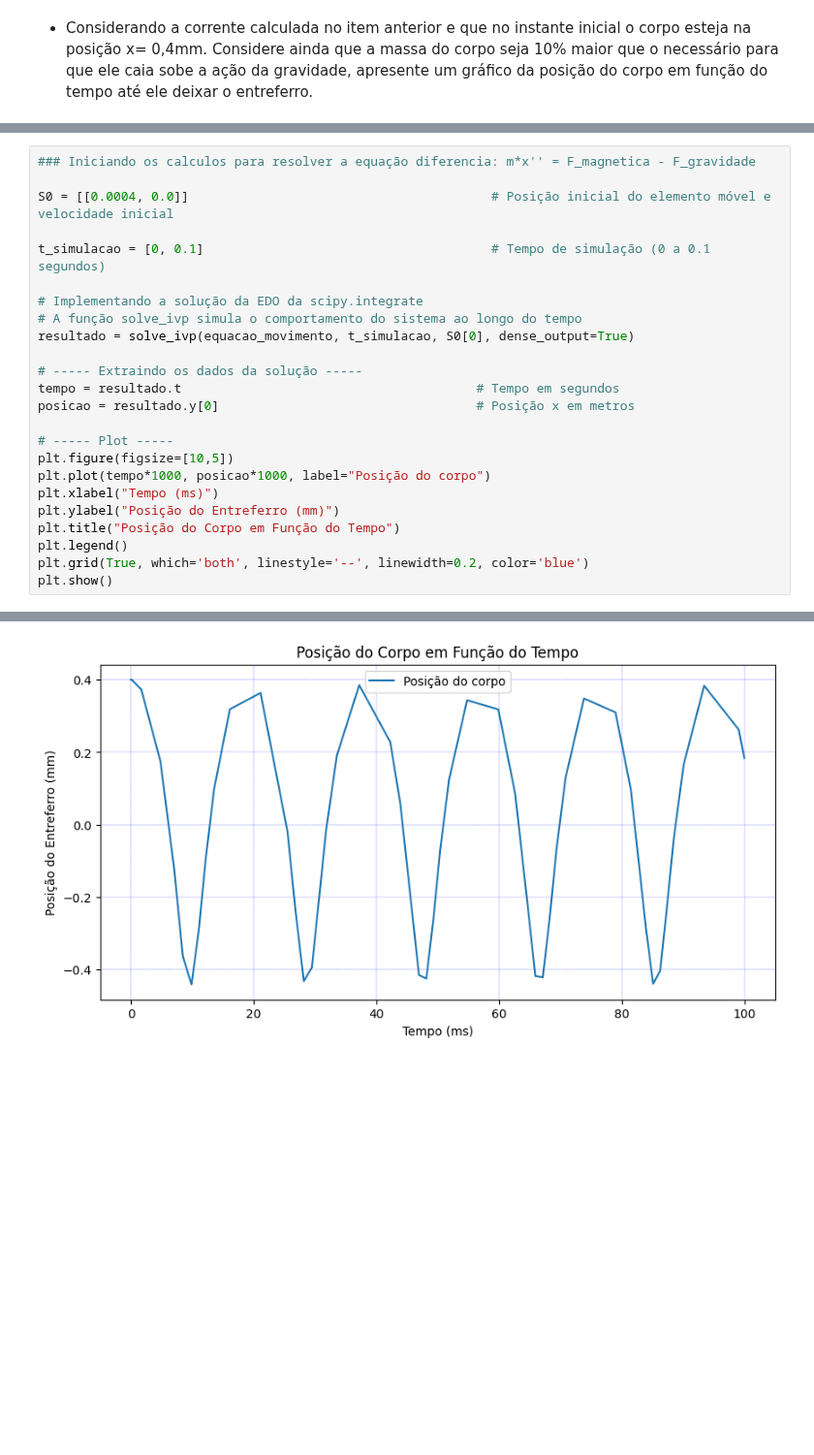
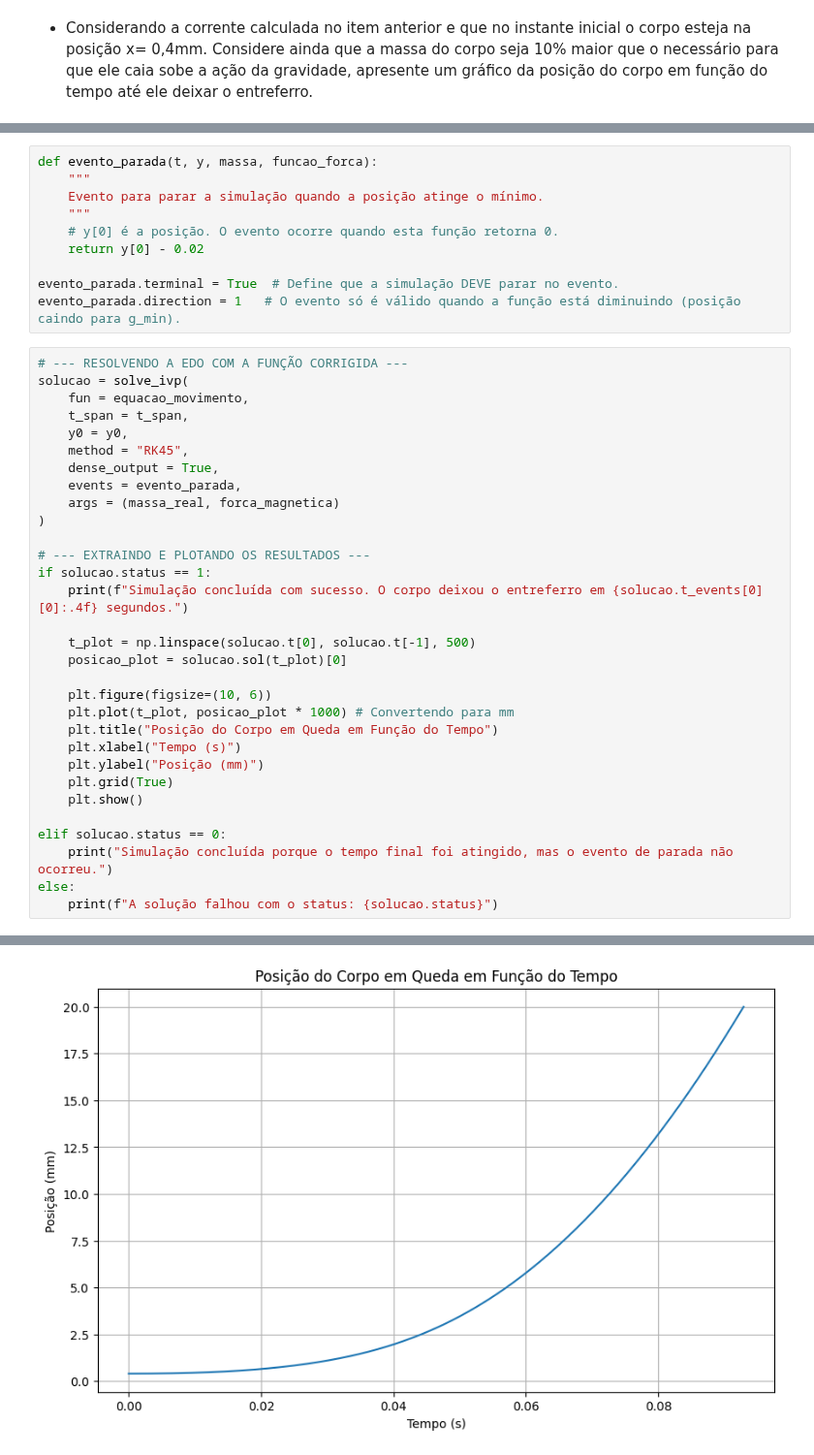
Before and after one commit to marcus-valmeida/Projeto-conversao, a Jupyter notebook: exercicio3/exercicio3.ipynb, the cells around one changed output, grey strips where cells are left out. Shown at 97% size. Saved outputs shown, nothing was run; the diff lists cells and outputs as text; blank space fills up the shorter version.

```diff
--- a/exercicio3/exercicio3.ipynb
+++ b/exercicio3/exercicio3.ipynb
@@ -225,25 +234,42 @@ def equacao_movimento(t, S):
+# %%
+def evento_parada(t, y, massa, funcao_forca):
+    """
+    Evento para parar a simulação quando a posição atinge o mínimo.
+    """
+    # y[0] é a posição. O evento ocorre quando esta função retorna 0.
+    return y[0] - 0.02
+
+evento_parada.terminal = True  # Define que a simulação DEVE parar no evento.
+evento_parada.direction = 1   # O evento só é válido quando a função está diminuindo (posição caindo para g_min).
 # %%
-### Iniciando os calculos para resolver a equação diferencia: m*x'' = F_magnetica - F_gravidade
+# --- RESOLVENDO A EDO COM A FUNÇÃO CORRIGIDA ---
+solucao = solve_ivp(
+    fun = equacao_movimento,
+    t_span = t_span,
+    y0 = y0,
+    method = "RK45",
+    dense_output = True,
+    events = evento_parada,
+    args = (massa_real, forca_magnetica)
+)
 
-S0 = [[0.0004, 0.0]]                                        # Posição inicial do elemento móvel e velocidade inicial
+# --- EXTRAINDO E PLOTANDO OS RESULTADOS ---
+if solucao.status == 1:
+    print(f"Simulação concluída com sucesso. O corpo deixou o entreferro em {solucao.t_events[0][0]:.4f} segundos.")
 
-t_simulacao = [0, 0.1]                                      # Tempo de simulação (0 a 0.1 segundos)
+    t_plot = np.linspace(solucao.t[0], solucao.t[-1], 500)
+    posicao_plot = solucao.sol(t_plot)[0]
 
-# Implementando a solução da EDO da scipy.integrate
-# A função solve_ivp simula o comportamento do sistema ao longo do tempo
-resultado = solve_ivp(equacao_movimento, t_simulacao, S0[0], dense_output=True)
+    plt.figure(figsize=(10, 6))
+    plt.plot(t_plot, posicao_plot * 1000) # Convertendo para mm
+    plt.title("Posição do Corpo em Queda em Função do Tempo")
+    plt.xlabel("Tempo (s)")
+    plt.ylabel("Posição (mm)")
+    plt.grid(True)
+    plt.show()
 
-# ----- Extraindo os dados da solução -----
-tempo = resultado.t                                       # Tempo em segundos
-posicao = resultado.y[0]                                  # Posição x em metros
-
-# ----- Plot -----
-plt.figure(figsize=[10,5])
-plt.plot(tempo*1000, posicao*1000, label="Posição do corpo")
-plt.xlabel("Tempo (ms)")
-plt.ylabel("Posição do Entreferro (mm)")
-plt.title("Posição do Corpo em Função do Tempo")
-plt.legend()
-plt.grid(True, which='both', linestyle='--', linewidth=0.2, color='blue')
-plt.show()
+elif solucao.status == 0:
+    print("Simulação concluída porque o tempo final foi atingido, mas o evento de parada não ocorreu.")
+else:
+    print(f"A solução falhou com o status: {solucao.status}")
 # %% [output]
@@ -250 +277 @@ plt.show()
-[figure, old version]
+[figure, new version]
```
Also changed, not shown: parts of 5 cells of this notebook, 1 other file.
